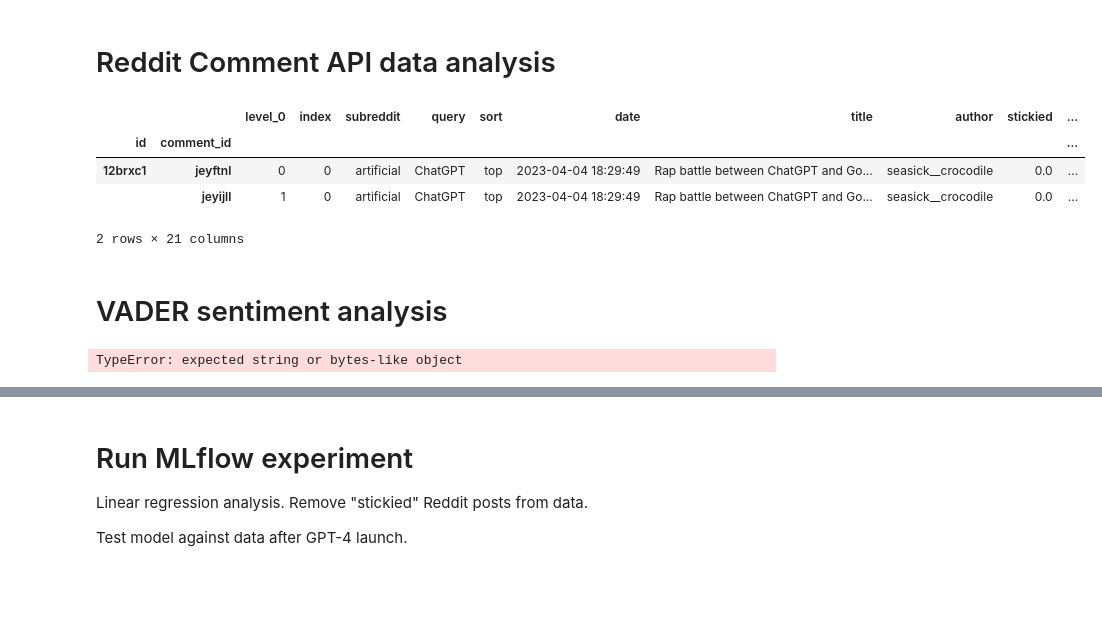
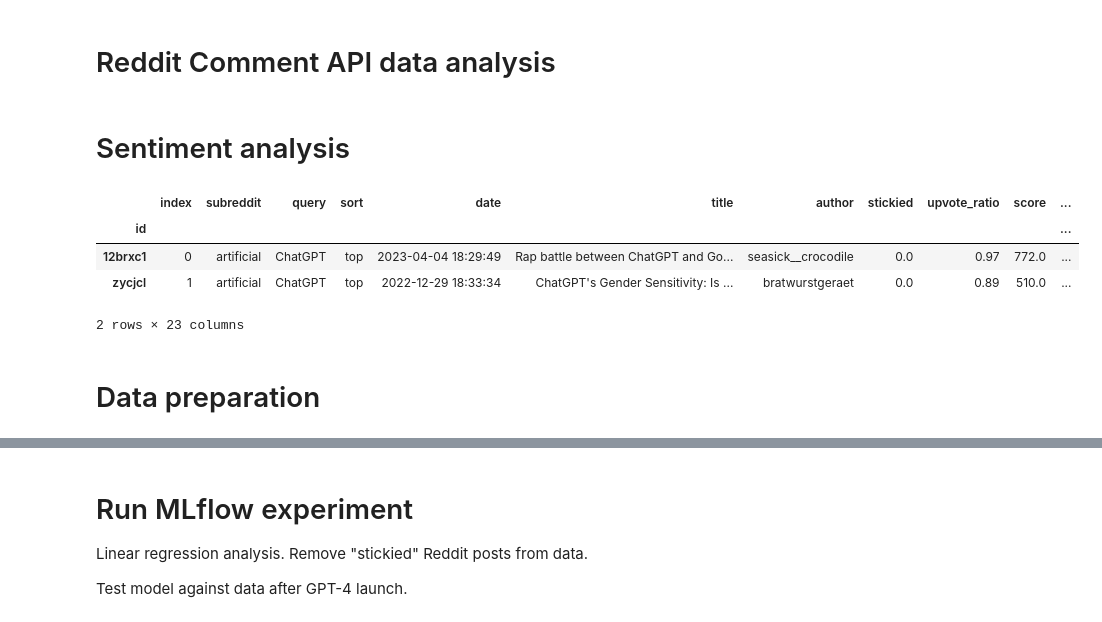
Before and after one commit to georgeh12/reddit-gpt, a Jupyter notebook: sentiment-analysis.ipynb, the cells around one changed output, grey strips where cells are left out. Saved outputs shown, nothing was run; the diff lists cells and outputs as text; code cells hidden in the pictures; blank space fills up the shorter version.

Commit message:
combined datasets with sentiment

```diff
--- a/sentiment-analysis.ipynb
+++ b/sentiment-analysis.ipynb
@@ -81,6 +109,8 @@ subreddit_dict = {  "name":[],
 metadata = pd.DataFrame()
 for fname in glob.iglob(os.path.abspath('./data/**/*.meta'), recursive=True):
     _metadata = pd.read_csv(fname)
+    # Drop the column 'Unnamed: 0'
+    _metadata.drop(columns=['Unnamed: 0'], inplace=True)
     _metadata['display_name'] = _metadata['name']
     _metadata['name'] = _metadata['name'].str.lower()
     metadata = metadata.append(_metadata.copy(), ignore_index=True)
@@ -117,7 +147,6 @@ print(table)
 metadata.set_index('name', inplace=True)  # Set the 'name' column as the index of the DataFrame
 
 # Write output file
-output_dir = ['output', 'sentiment-analysis']
 df_to_csv(metadata, output_dir, 'subreddits.meta')
 
 # Plot pie chart of sentiment label distribution
@@ -175,17 +204,15 @@ for fname in glob.glob(os.path.abspath('./data/**/posts.csv'), recursive=True):
 
     # Check for empty dataset
     if _df.empty: continue
+    # Drop the column 'Unnamed: 0'
+    _df.drop(columns=['Unnamed: 0'], inplace=True)
     _df['subreddit'] = _df[_df['subreddit'].str.lower().isin(metadata.index)]['subreddit'].str.lower()
     # Remove missing subreddit values
     _df = _df[_df['subreddit'].notna()]
     if _df.empty: continue
 
-    # Calculate weighted score by dividing the score by the percentage of the subreddit
-    _df['score_weighted'] = _df.apply(lambda row: row['score'] * 100 / (100 - metadata.loc[row['subreddit']]['subscribers_pct']), axis=1)
-    _df['num_comments_weighted'] = _df.apply(lambda row: row['num_comments'] * 100 / (100 - metadata.loc[row['subreddit']]['subscribers_pct']), axis=1)
+    # Append the dataset with calculated columns to the complete dataset
     _df['date'] = pd.to_datetime(_df['date']) # convert date column
-
-    # Append the dataset with calculated columns to the complete dataset
     df_posts = pd.concat([df_posts, _df], ignore_index=True)
     running_total+=len(_df)
     #print(fname)
@@ -196,8 +223,6 @@ for fname in glob.glob(os.path.abspath('./data/**/posts.csv'), recursive=True):
 df_posts.reset_index(inplace=True)  # Reset index
 df_posts.drop_duplicates(subset='id', inplace=True)  # Drop duplicates based on the 'id' column
 df_posts.set_index('id', inplace=True)  # Set the 'id' column as the index of the DataFrame
-# Drop the column 'Unnamed: 0'
-df_posts.drop(columns=['Unnamed: 0'], inplace=True)
 
 # Output raw data to CSV
 df_to_csv(df_posts, output_dir + ['raw'], 'posts.csv')
@@ -255,0 +279,2 @@ df_to_csv(df_posts, output_dir + ['raw'], 'comments.csv')
+# %% [markdown]
+# Sentiment analysis
@@ -256,10 +343,15 @@ df_to_csv(df_posts, output_dir + ['raw'], 'comments.csv')
+# %%
+# Prepare dataset by combining title and body
+df_posts['text'] = df_posts.apply(lambda row: row['title'] + '. ' + row['body'] if pd.notna(row['body']) else row['title'], axis=1)
+
+# apply vader sentiment to matched datasets
+vader_sentiment(df_posts, 'text')
+vader_sentiment(df_comments, 'comment_body')
 # %%
-df_comments.head(2)
+df_posts.head(2)
 # %% [output]
-|  |  | level_0 | index | subreddit | query | sort | date | title | author | stickied | ... |
-| id | comment_id |  |  |  |  |  |  |  |  |  | ... |
-| 12brxc1 | jeyftnl | 0 | 0 | artificial | ChatGPT | top | 2023-04-04 18:29:49 | Rap battle between ChatGPT and Go... | seasick__crocodile | 0.0 | ... |
-|  | jeyijll | 1 | 0 | artificial | ChatGPT | top | 2023-04-04 18:29:49 | Rap battle between ChatGPT and Go... | seasick__crocodile | 0.0 | ... |
+|  | index | subreddit | query | sort | date | title | author | stickied | upvote_ratio | score | ... |
+| id |  |  |  |  |  |  |  |  |  |  | ... |
+| 12brxc1 | 0 | artificial | ChatGPT | top | 2023-04-04 18:29:49 | Rap battle between ChatGPT and Go... | seasick__crocodile | 0.0 | 0.97 | 772.0 | ... |
+| zycjcl | 1 | artificial | ChatGPT | top | 2022-12-29 18:33:34 | ChatGPT's Gender Sensitivity: Is ... | bratwurstgeraet | 0.0 | 0.89 | 510.0 | ... |
-2 rows × 21 columns
+2 rows × 23 columns
-# %% [markdown]
-# VADER sentiment analysis
@@ -320,5 +358,2 @@ def vader_sentiment(dataset):
-# %%
-# remove rows without a comment body
-df['clean'] = df['body'].apply(lambda x: remove_emoji(cleanTxt(x)) if pd.isna(x) else '')
-# %% [output]
-TypeError: expected string or bytes-like object
+# %% [markdown]
+# Data preparation
```
Also changed, not shown: parts of 16 cells of this notebook, 5 other files.
